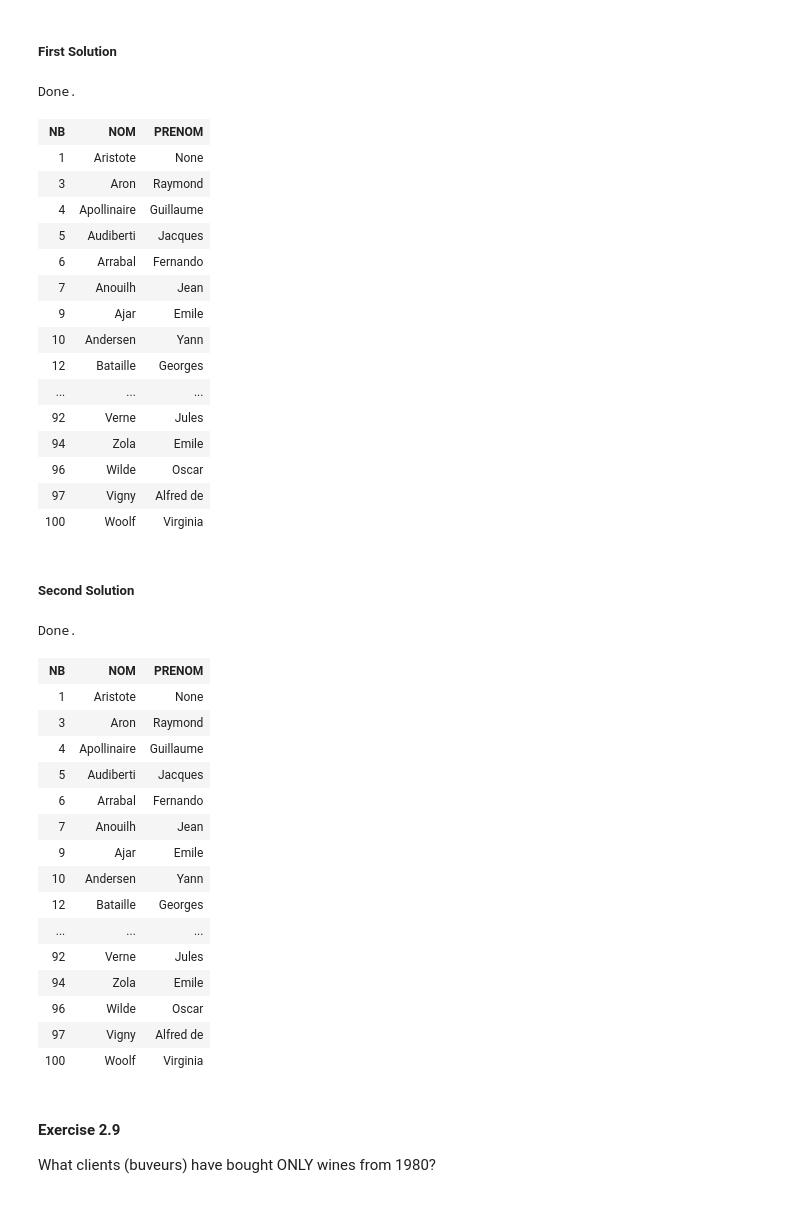
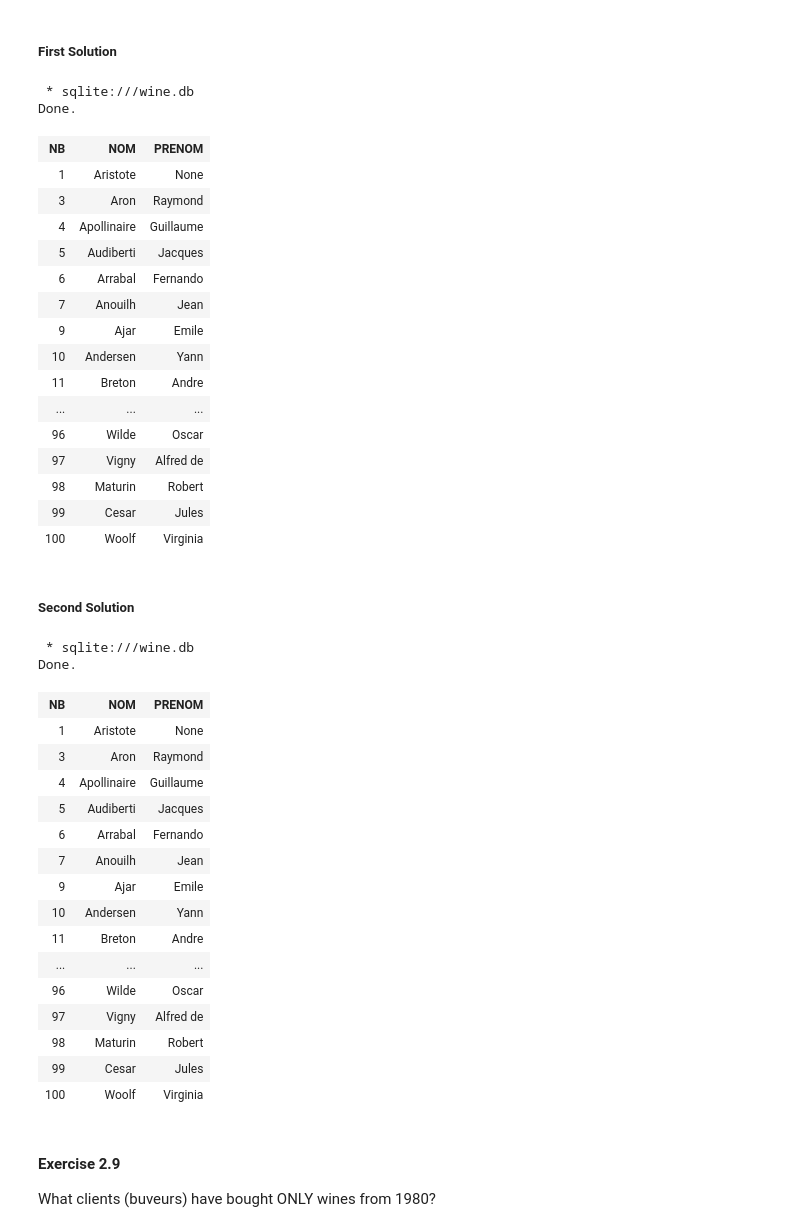
Before and after one commit to MSBigData2019/Sarra_Kazdaghli, a Jupyter notebook: INF725_DataBases/DB-TP2.ipynb, the cells around one changed output. Saved outputs shown, nothing was run; the diff lists cells and outputs as text; code cells hidden in the pictures.

```diff
--- a/INF725_DataBases/DB-TP2.ipynb
+++ b/INF725_DataBases/DB-TP2.ipynb
@@ -633,47 +656,49 @@ What clients (buveurs) have NOT bought any wine from 1980?
 # %%
 %%sql
 SELECT DISTINCT c.NB, c.NOM, c.PRENOM FROM Client c
-JOIN Sales2 s ON c.NB = s.NB
-JOIN Wine2 w ON s.NV = w.NV
+LEFT JOIN Sales2 s ON c.NB = s.NB
+LEFT JOIN Wine2 w ON s.NV = w.NV
 WHERE c.NB NOT IN
 (SELECT c1.NB FROM Client c1
-JOIN Sales2 s1 ON c1.NB = s1.NB
-JOIN Wine2 w1 ON s1.NV = w1.NV
+LEFT JOIN Sales2 s1 ON c1.NB = s1.NB
+LEFT JOIN Wine2 w1 ON s1.NV = w1.NV
 WHERE w1.MILL = '1980' )
 ORDER BY c.NB
 # %% [output]
+ * sqlite:///wine.db
 Done.
 | NB | NOM | PRENOM |
 | 1 | Aristote | None |
 | 3 | Aron | Raymond |
 | 4 | Apollinaire | Guillaume |
 | 5 | Audiberti | Jacques |
 | 6 | Arrabal | Fernando |
 | 7 | Anouilh | Jean |
 | 9 | Ajar | Emile |
 | 10 | Andersen | Yann |
-| 12 | Bataille | Georges |
+| 11 | Breton | Andre |
 | ... | ... | ... |
-| 92 | Verne | Jules |
-| 94 | Zola | Emile |
 | 96 | Wilde | Oscar |
 | 97 | Vigny | Alfred de |
+| 98 | Maturin | Robert |
+| 99 | Cesar | Jules |
 | 100 | Woolf | Virginia |
 # %% [markdown]
 ##### Second Solution
 # %%
 %%sql
 SELECT DISTINCT c.NB, c.NOM, c.PRENOM FROM Client c
-JOIN Sales2 s ON c.NB = s.NB
-JOIN Wine2 w ON s.NV = w.NV
+LEFT JOIN Sales2 s ON c.NB = s.NB
+LEFT JOIN Wine2 w ON s.NV = w.NV
 WHERE c.NB
 EXCEPT
 SELECT c1.NB, c1.NOM, c1.PRENOM FROM Client c1
-JOIN Sales2 s1 ON c1.NB = s1.NB
-JOIN Wine2 w1 ON s1.NV = w1.NV
+LEFT JOIN Sales2 s1 ON c1.NB = s1.NB
+LEFT JOIN Wine2 w1 ON s1.NV = w1.NV
 WHERE w1.MILL = '1980'
 ORDER BY c.NB
 # %% [output]
+ * sqlite:///wine.db
 Done.
 | NB | NOM | PRENOM |
 | 1 | Aristote | None |
@@ -684,12 +709,12 @@ Done.
 | 7 | Anouilh | Jean |
 | 9 | Ajar | Emile |
 | 10 | Andersen | Yann |
-| 12 | Bataille | Georges |
+| 11 | Breton | Andre |
 | ... | ... | ... |
-| 92 | Verne | Jules |
-| 94 | Zola | Emile |
 | 96 | Wilde | Oscar |
 | 97 | Vigny | Alfred de |
+| 98 | Maturin | Robert |
+| 99 | Cesar | Jules |
 | 100 | Woolf | Virginia |
 # %% [markdown]
 #### Exercise 2.9
```
Also changed, not shown: parts of 26 cells of this notebook.
